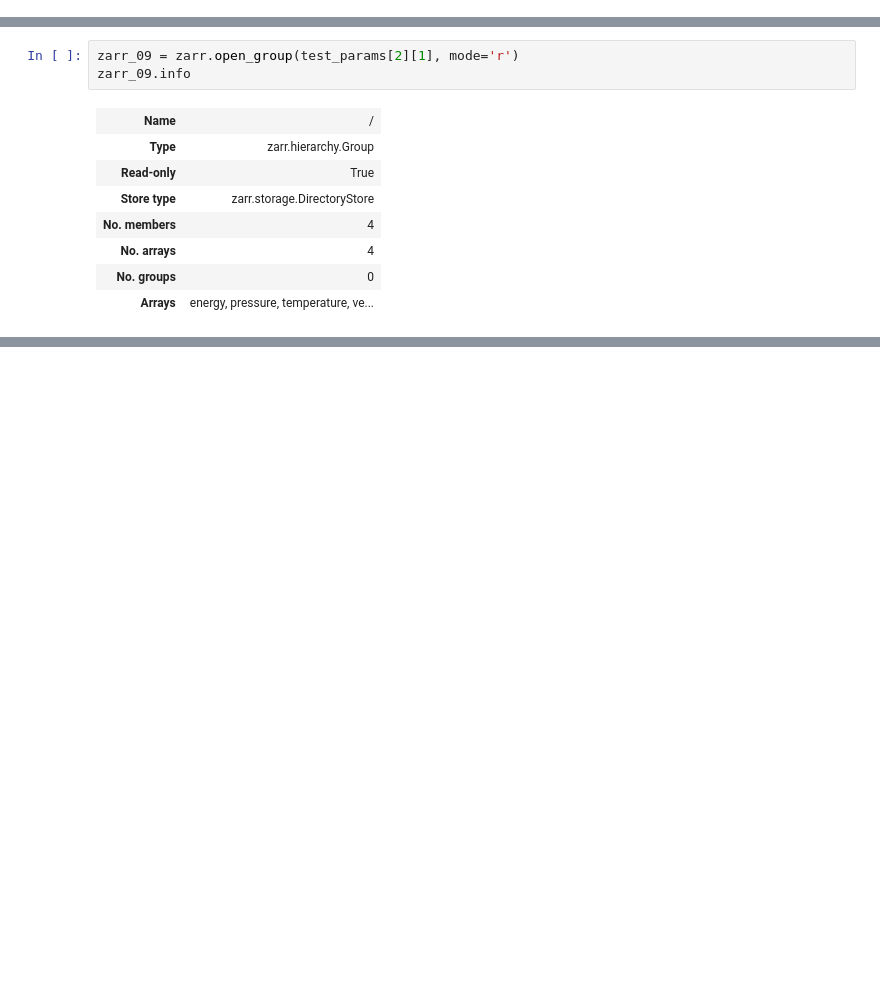
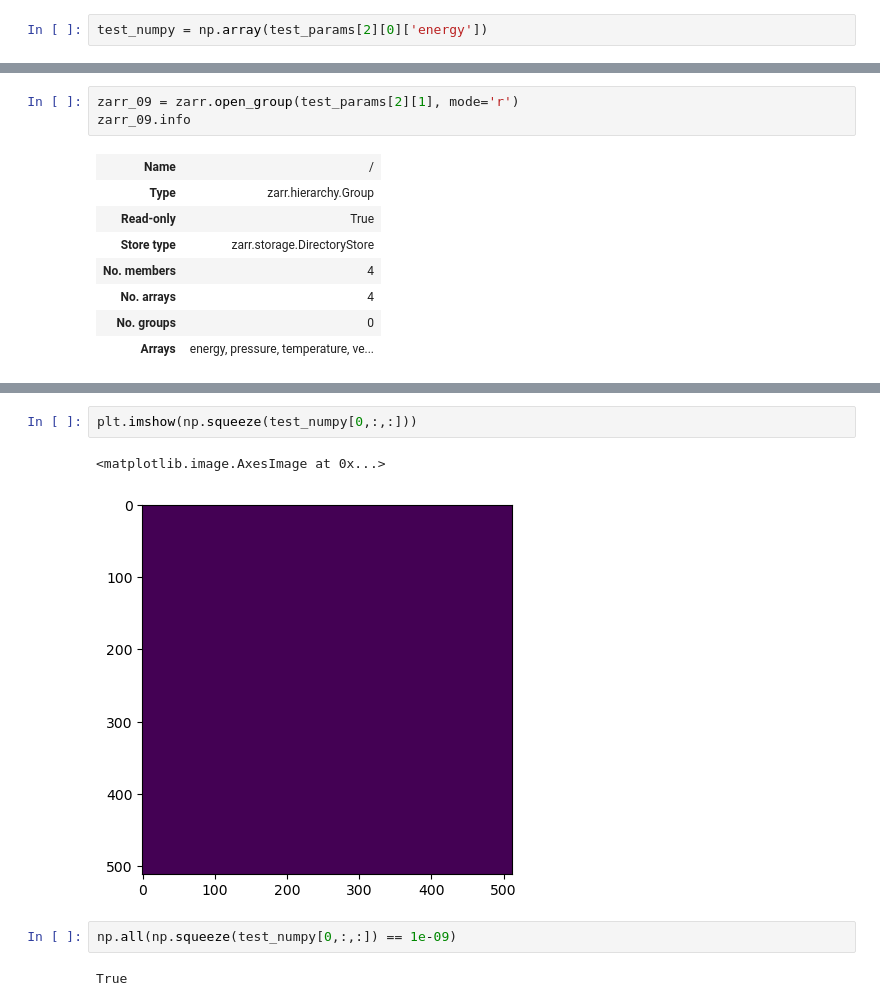
Before and after one commit to ariellubonja/ncar-zarr-code, a Jupyter notebook: debug_test_data_correctness.ipynb, the cells around one changed output, grey strips where cells are left out. Drawn from its saved outputs; the diff is of its cells as text; blank space fills up the shorter version.

```diff
--- a/debug_test_data_correctness.ipynb
+++ b/debug_test_data_correctness.ipynb
@@ -231,3 +225,5 @@ array([[1.e-09],
        [1.e-09],
        [1.e-09],
        [1.e-09]], dtype=float32)
+# %%
+test_numpy = np.array(test_params[2][0]['energy'])
@@ -258,0 +297,9 @@ array([[0.04675426],
+# %%
+plt.imshow(np.squeeze(test_numpy[0,:,:]))
+# %% [output]
+<matplotlib.image.AxesImage at 0x...>
+[figure, added]
+# %%
+np.all(np.squeeze(test_numpy[0,:,:]) == 1e-09)
+# %% [output]
+True
```
Also changed, not shown: parts of 26 cells of this notebook.
